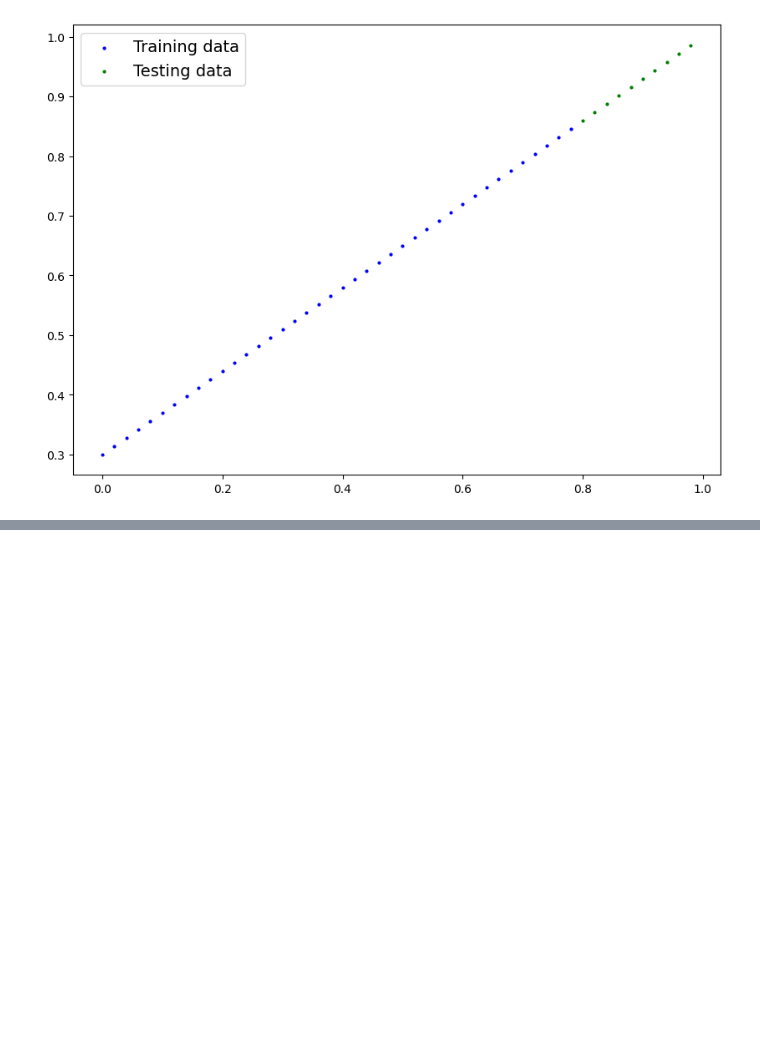
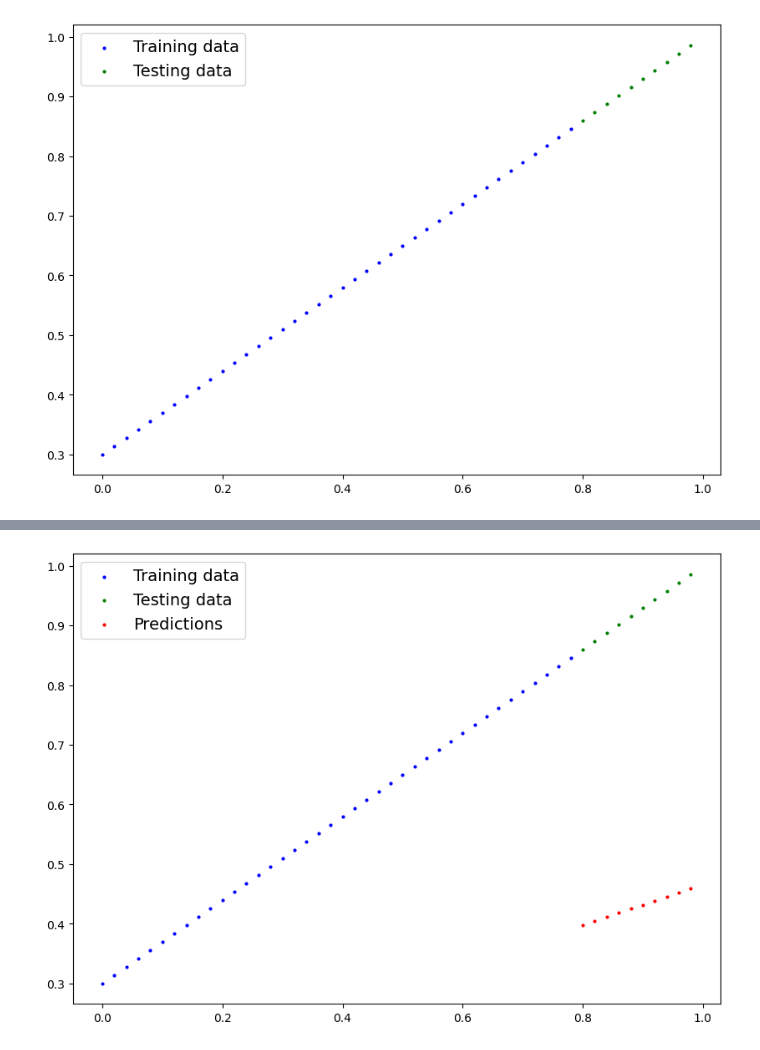
Before and after one commit to venkatesh28032004/PyTorch, a Jupyter notebook: 01_PyTorch_workflow.ipynb, the cells around one changed output, grey strips where cells are left out. Cells and saved outputs as stored; diff of their text form; code cells hidden in the pictures; blank space fills up the shorter version.

```diff
--- a/01_PyTorch_workflow.ipynb
+++ b/01_PyTorch_workflow.ipynb
@@ -135,0 +191,9 @@ plot_predictions()
+# %%
+# Create a random seed
+torch.manual_seed(42)
+
+# Create an instance of the model (this is a subclass of nn.Module)
+model_0 = LinearRegressionModel()
+
+# Check out the parameters
+list(model_0.parameters())
@@ -135,0 +216,3 @@ plot_predictions()
+# %%
+y_pred = model_0(X_test)
+y_pred
@@ -135,0 +230,11 @@ plot_predictions()
+# %%
+# Make predictions with model
+with torch.inference_mode():
+  y_pred = model_0(X_test)
+
+# you can do something similar with torch.no_grad(), however, torch.inference_mode() is preffered
+
+# with torch.no_grad():
+#   y_pred = model_0(X_test)
+
+y_pred
@@ -135,0 +252,4 @@ plot_predictions()
+# %%
+plot_predictions(predictions = y_pred )
+# %% [output]
+[figure, added]
```
Also changed, not shown: parts of 16 cells of this notebook.
